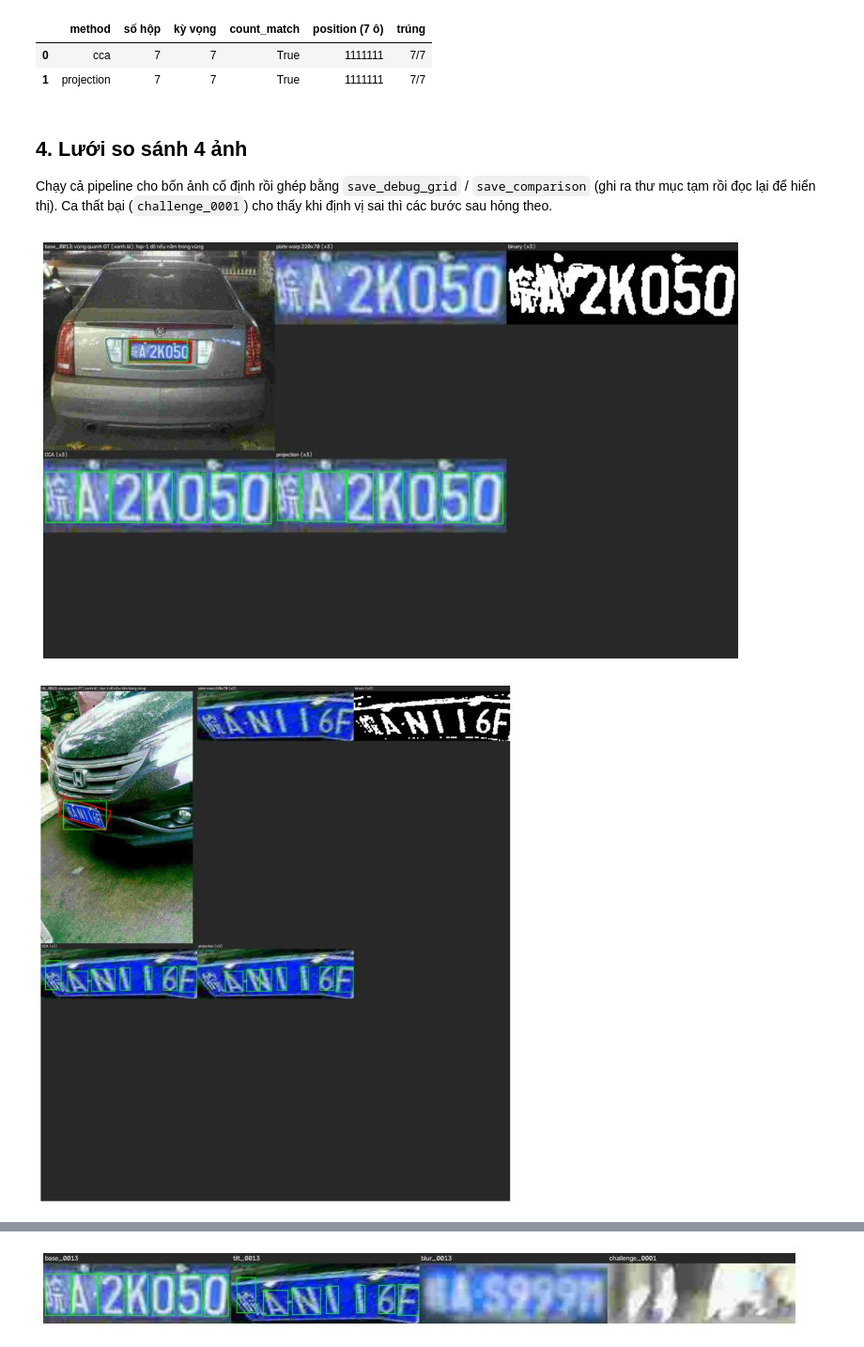
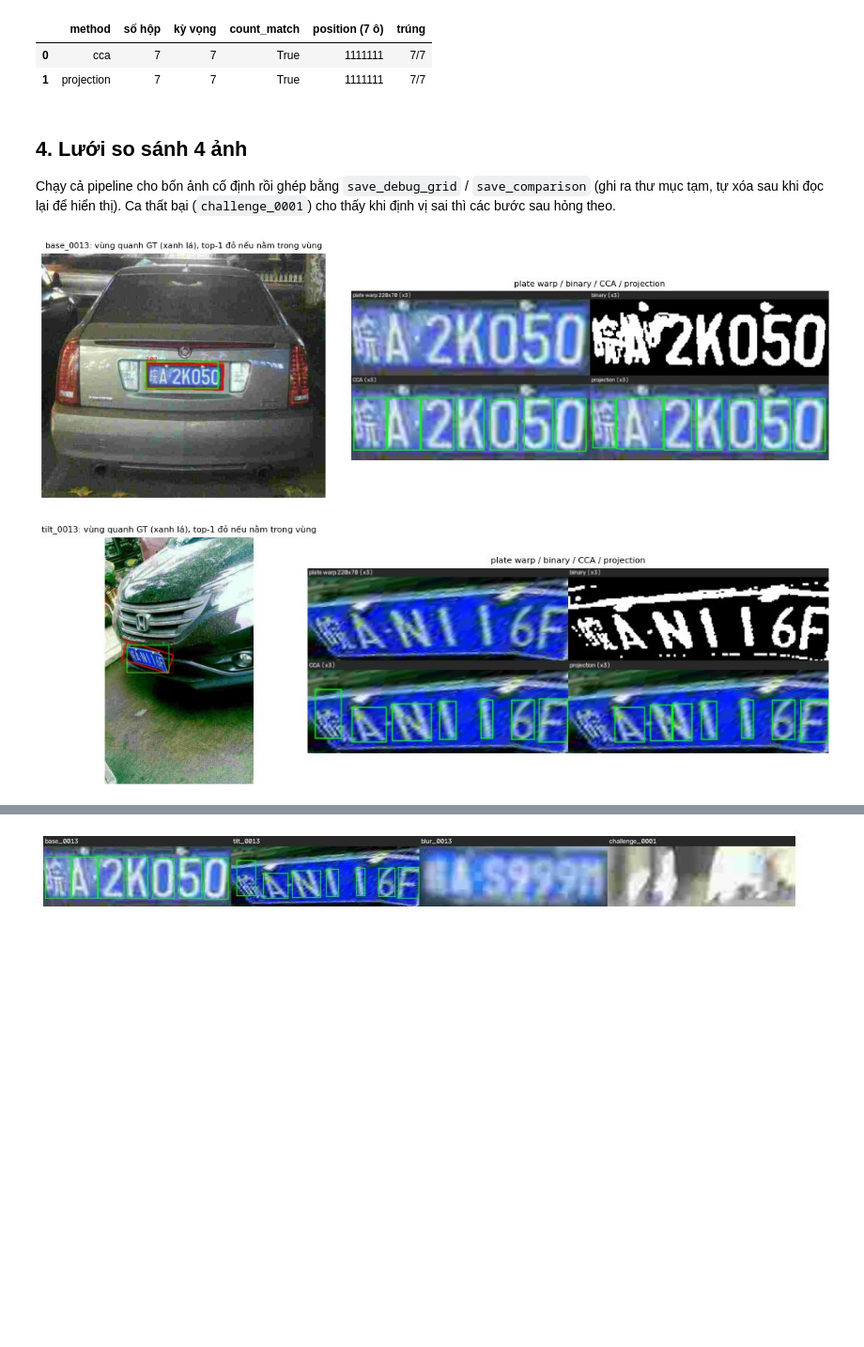
Before and after one commit to Lunarnguyen2809/lpr-classic, a Jupyter notebook: notebooks/02_pipeline_demo.ipynb, the cells around one changed output, grey strips where cells are left out. Shown at 94% size. Cells and saved outputs as stored; diff of their text form; code cells hidden in the pictures; blank space fills up the shorter version.

```diff
--- a/notebooks/02_pipeline_demo.ipynb
+++ b/notebooks/02_pipeline_demo.ipynb
@@ -247,7 +247,7 @@ display(pd.DataFrame(seg_rows))
 # %% [markdown]
 ## 4. Lưới so sánh 4 ảnh
 
-Chạy cả pipeline cho bốn ảnh cố định rồi ghép bằng `save_debug_grid` / `save_comparison` (ghi ra thư mục tạm rồi đọc lại để hiển thị). Ca thất bại (`challenge_0001`) cho thấy khi định vị sai thì các bước sau hỏng theo.
+Chạy cả pipeline cho bốn ảnh cố định rồi ghép bằng `save_debug_grid` / `save_comparison` (ghi ra thư mục tạm, tự xóa sau khi đọc lại để hiển thị). Ca thất bại (`challenge_0001`) cho thấy khi định vị sai thì các bước sau hỏng theo.
 # %%
 def run_pipeline(iid):
     r = records[iid]; im = read_image(r.path)
@@ -258,40 +258,42 @@ def run_pipeline(iid):
         return out
     t = rk[0]; q = quad_from_candidate(im, t, cfg["rectify"]["quad_method"])
     plate = rectify(im, t.bbox, q, "quad", cfg)
     bm_ = cfg["binarize"]["method"]
     b = clean_binary(ensure_text_white(binarize_plate(to_gray(plate), bm_, cfg["binarize"].get(bm_, {}))))
     out.update(top1=t, quad=q, plate=plate, binary=b, corner=corner_error(q, r.quad),
                boxes={m: segment(b, m, cfg) for m in ("cca", "projection")})
     return out
 
 def up(im, f=3):
     return cv2.resize(im, None, fx=f, fy=f, interpolation=cv2.INTER_NEAREST)
 
 def roi(im, boxes, margin=1.0):
     # cắt vùng quanh bbox GT cho lưới gọn (ca định vị sai thì top-1 có thể nằm ngoài vùng); margin theo kích thước bbox
     x1 = min(b[0] for b in boxes); y1 = min(b[1] for b in boxes)
     x2 = max(b[2] for b in boxes); y2 = max(b[3] for b in boxes)
     mx, my = int((x2 - x1) * margin), int((y2 - y1) * margin * 2)
     h, w = im.shape[:2]
     return im[max(0, y1 - my):min(h, y2 + my), max(0, x1 - mx):min(w, x2 + mx)]
 
 runs = {iid: run_pipeline(iid) for iid in DEMO}
-tmp = tempfile.mkdtemp()
 for iid, o in runs.items():
     if "plate" not in o:
         print(iid, ": không có ứng viên"); continue
+    # ảnh vùng quanh GT cao hơn hẳn các ô còn lại, đưa vào lưới sẽ làm mọi ô cao theo -> hiển thị riêng
+    full = draw_candidates(o["img"], o["ranked"][:1], gt=o["rec"].bbox)
     steps = DebugSteps()
-    full = draw_candidates(o["img"], o["ranked"][:1], gt=o["rec"].bbox)
-    steps.images[f"{iid}: vùng quanh GT (xanh lá), top-1 đỏ nếu nằm trong vùng"] = small(roi(full, [o["rec"].bbox], margin=2.0), 660)
     steps.images["plate warp 220x70 (x3)"] = up(o["plate"])
     steps.images["binary (x3)"] = up(o["binary"])
     steps.images["CCA (x3)"] = up(draw_char_boxes(o["plate"], o["boxes"]["cca"]))
     steps.images["projection (x3)"] = up(draw_char_boxes(o["plate"], o["boxes"]["projection"]))
-    p = os.path.join(tmp, f"{iid}.png")
-    save_debug_grid(steps, p, cols=3)
-    g = small(read_image(p), 1200)
-    plt.figure(figsize=(12, 12 * g.shape[0] / g.shape[1]))
-    plt.imshow(cv2.cvtColor(g, cv2.COLOR_BGR2RGB)); plt.axis("off"); plt.show()
+    with tempfile.TemporaryDirectory() as tmp:  # tự xóa khi xong, ảnh đã đọc vào bộ nhớ
+        p = os.path.join(tmp, f"{iid}.png")
+        save_debug_grid(steps, p, cols=2)  # 4 ô -> lưới 2x2
+        g = read_image(p)
+    fig, axes = plt.subplots(1, 2, figsize=(14, 4.6), gridspec_kw={"width_ratios": [1, 1.5]})
+    show(axes[0], roi(full, [o["rec"].bbox], margin=2.0), f"{iid}: vùng quanh GT (xanh lá), top-1 đỏ nếu nằm trong vùng")
+    show(axes[1], g, "plate warp / binary / CCA / projection")
+    plt.tight_layout(); plt.show()
 # %% [output]
-[figure, old version]
+[figure, new version]
-[figure, old version]
+[figure, new version]
```
Also changed, not shown: parts of 5 cells of this notebook, 1 other file.
